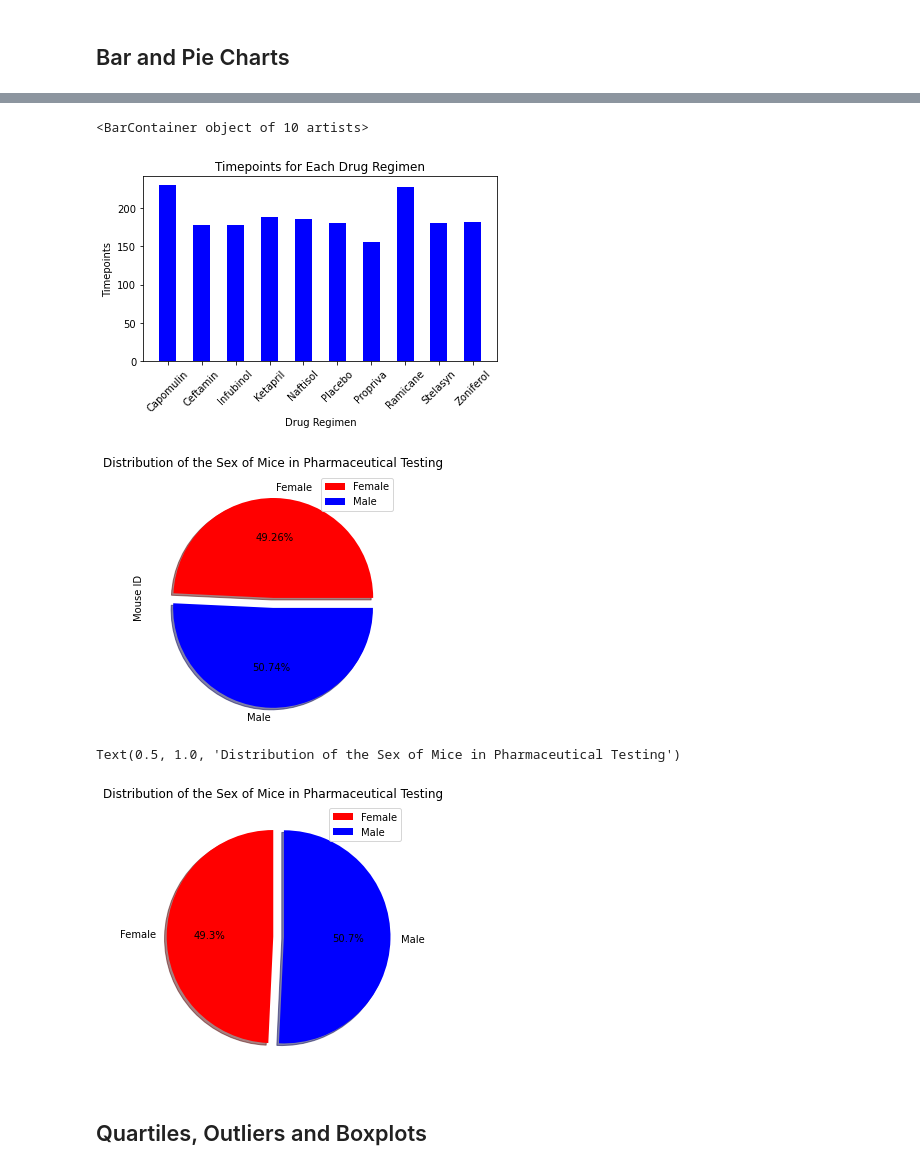
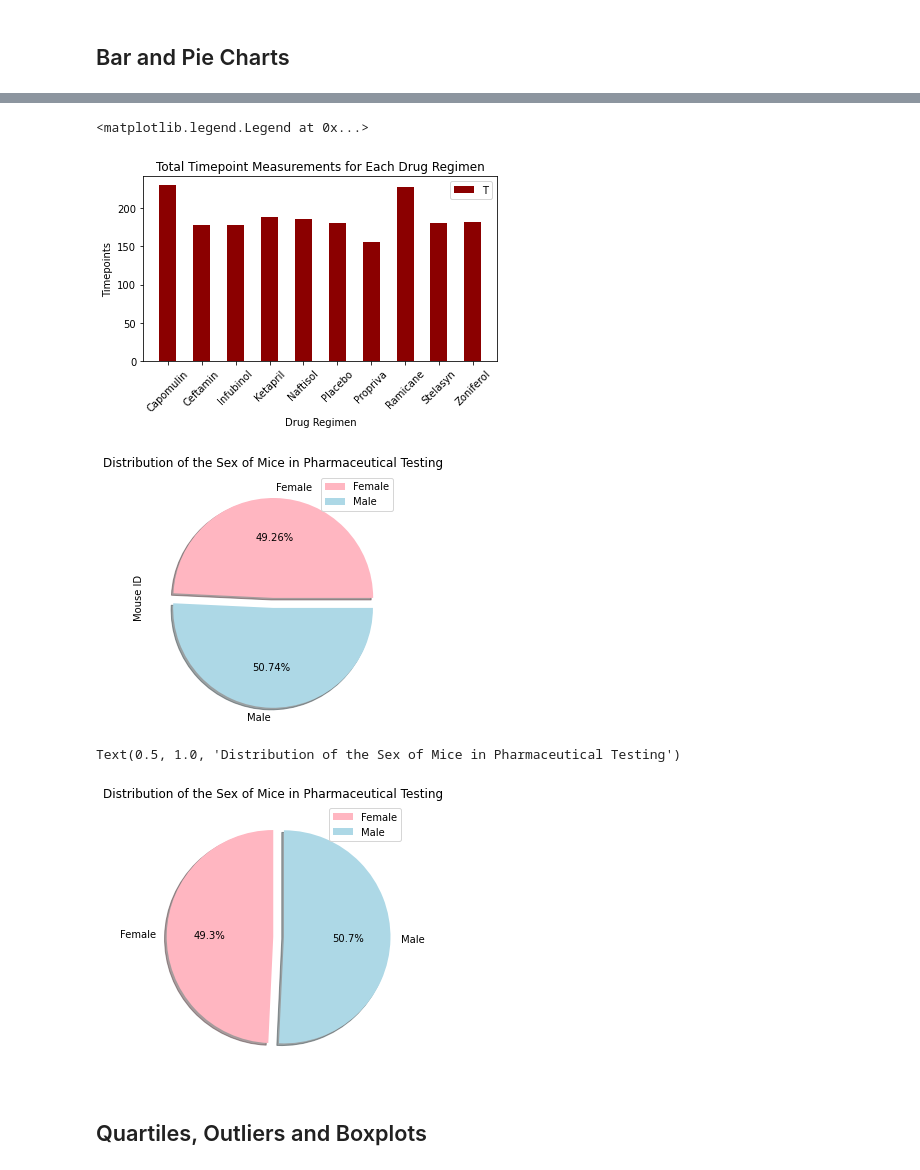
Before and after one commit to bmilne64/Comparative-Drug-Performance-on-Treating-Tumors-in-Mice, a Jupyter notebook: Instructions/Pymaceuticals/pymaceuticals_starter.ipynb, the cells around one changed output, grey strips where cells are left out. Drawn from its saved outputs; the diff is of its cells as text; code cells hidden in the pictures.

```diff
--- a/Instructions/Pymaceuticals/pymaceuticals_starter.ipynb
+++ b/Instructions/Pymaceuticals/pymaceuticals_starter.ipynb
@@ -176,12 +215,4 @@ plt.show()
 # %%
-# Generate a bar plot showing the total number of timepoints for all mice tested for each drug regimen using pyplot.
-
-#count timepoints for each drug regimen
-drug_regimen = grouped_drugs['Timepoint'].count()
-
-# print to find values for yaxis
-drug_regimen
-
 #yaxis
 timepoints = [230,178,178,188,186,181,156,228,181,182]
 
@@ -204,7 +235,7 @@ plt.xticks(drugs, labels)
 plt.xticks(rotation = 45)
 
 #add title
-plt.title("Timepoints for Each Drug Regimen")
+plt.title("Total Timepoint Measurements for Each Drug Regimen")
 
 #label xaxis
 plt.xlabel("Drug Regimen")
@@ -215,14 +246,19 @@ plt.ylabel("Timepoints")
 #adjust chart layout
 plt.tight_layout()
 
+#make each drug a different color
+#c = ['darkred','red', 'orange', 'yellow','lightgreen', 'green', 'darkgreen', 'lightblue', 'blue', 'darkblue']
+
 #create bar chart
-plt.bar(drugs, timepoints, color='blue',width=.5, alpha=1, align="center")
+plt.bar(drugs, timepoints, color= 'darkred',width=.5, alpha=1, align="center")
+
+#create legend
+plt.legend("Timepoints", loc='best')
 # %% [output]
-<BarContainer object of 10 artists>
+<matplotlib.legend.Legend at 0x...>
-[figure, old version]
+[figure, new version]
 # %%
 # Generate a pie plot showing the distribution of female versus male mice using Pandas
-
 # Filter the DataFrame down only to those columns to chart
 mice_sex = mouse_data_clean.groupby(["Sex"]).count()
 
@@ -230,7 +266,7 @@ mice_sex = mouse_data_clean.groupby(["Sex"]).count()
 explode = (0, 0.1)
 
 # The colors of each section of the pie chart
-colors = ["red", "blue"]
+colors = ["lightpink", "lightblue"]
 
 #create pie chart
 mouse_piechart = mice_sex.plot.pie(y='Mouse ID', figsize=(4, 4), explode=explode, shadow=True, colors=colors, autopct='%.2f%%')
@@ -244,7 +280,7 @@ plt.tight_layout()
 #show chart
 plt.show()
 # %% [output]
-[figure, old version]
+[figure, new version]
 # %%
 # Generate a pie plot showing the distribution of female versus male mice using pyplot
 
@@ -258,35 +294,35 @@ female = mouse_data_clean[mouse_data_clean["Sex"] == "Female"].count()
 female
 
 #count the number of male mice
 male = mouse_data_clean[mouse_data_clean["Sex"] == "Male"].count()
 
 #print to find number of male mice
 male
 
 # The values of each section of the pie chart
 count = [930, 958]
 
 # The colors of each section of the pie chart
-colors = ["red", "blue"]
+colors = ["lightpink", "lightblue"]
 
 # Tells matplotlib to separate the highest percent from the others
 explode = (0, 0.1)
 
 #create pie chart
 plt.pie(count, explode=explode, labels=labels, colors=colors,
         autopct="%1.1f%%", shadow=True, startangle=90)
 
 #add legend
 plt.legend(loc="best")
 
 #adjust chart layout
 plt.tight_layout()
 
 #adds title to pie chart
 plt.title("Distribution of the Sex of Mice in Pharmaceutical Testing")
 # %% [output]
 Text(0.5, 1.0, 'Distribution of the Sex of Mice in Pharmaceutical Testing')
-[figure, old version]
+[figure, new version]
 # %% [markdown]
 ## Quartiles, Outliers and Boxplots
 # %%
```
Also changed, not shown: parts of 22 cells of this notebook, 5 other files.
